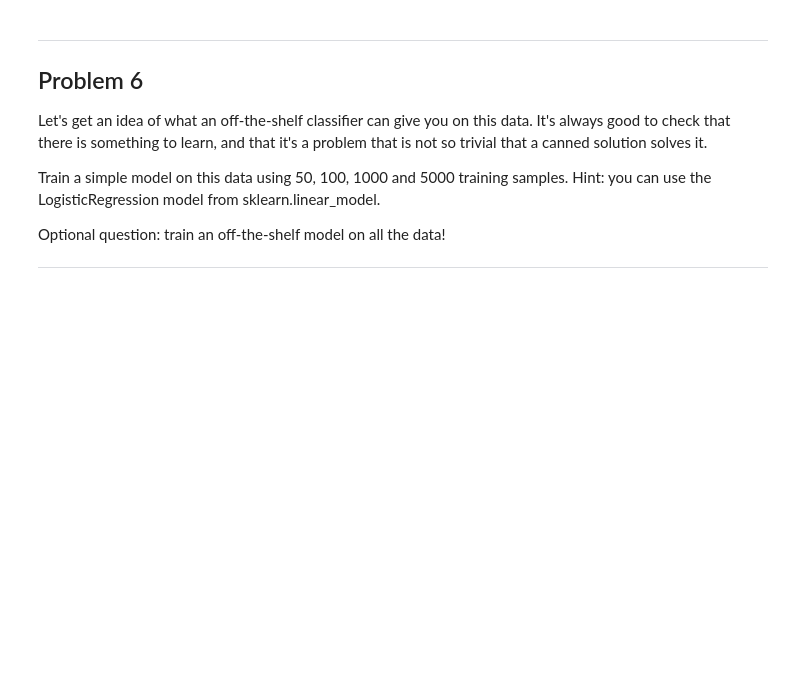
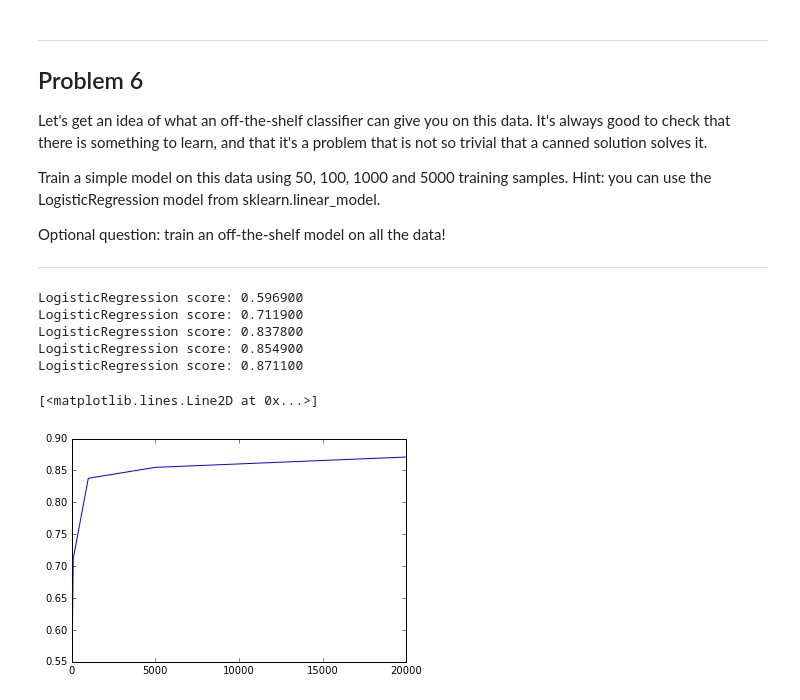
Before and after one commit to bolu-atx/deeplearning-udacity, a Jupyter notebook: 1_notmnist.ipynb, the cells around one changed output. Cells and saved outputs as stored; diff of their text form; code cells hidden in the pictures; blank space fills up the shorter version.

```diff
--- a/1_notmnist.ipynb
+++ b/1_notmnist.ipynb
@@ -565,3 +675,25 @@ Train a simple model on this data using 50, 100, 1000 and 5000 training samples.
 Optional question: train an off-the-shelf model on all the data!
 
 ---
+# %%
+# define the number of training samples
+regression_score = []
+for n_train in [50,100,1000,5000,20000]:
+    X = train_dataset[:n_train]
+    y = train_labels[:n_train]
+
+    # flatten the image into a row
+    flattenX = lambda X: np.reshape(X,(X.shape[0],X.shape[1]*X.shape[2]))
+
+    logistic = LogisticRegression()
+    score = logistic.fit(flattenX(X), y).score(flattenX(test_dataset), test_labels)
+    regression_score.append(score)
+    print('LogisticRegression score: %f' % score)
+# %% [output]
+LogisticRegression score: 0.596900
+LogisticRegression score: 0.711900
+LogisticRegression score: 0.837800
+LogisticRegression score: 0.854900
+LogisticRegression score: 0.871100
+[<matplotlib.lines.Line2D at 0x...>]
+[figure, added]
```
Also changed, not shown: parts of 37 cells of this notebook.
